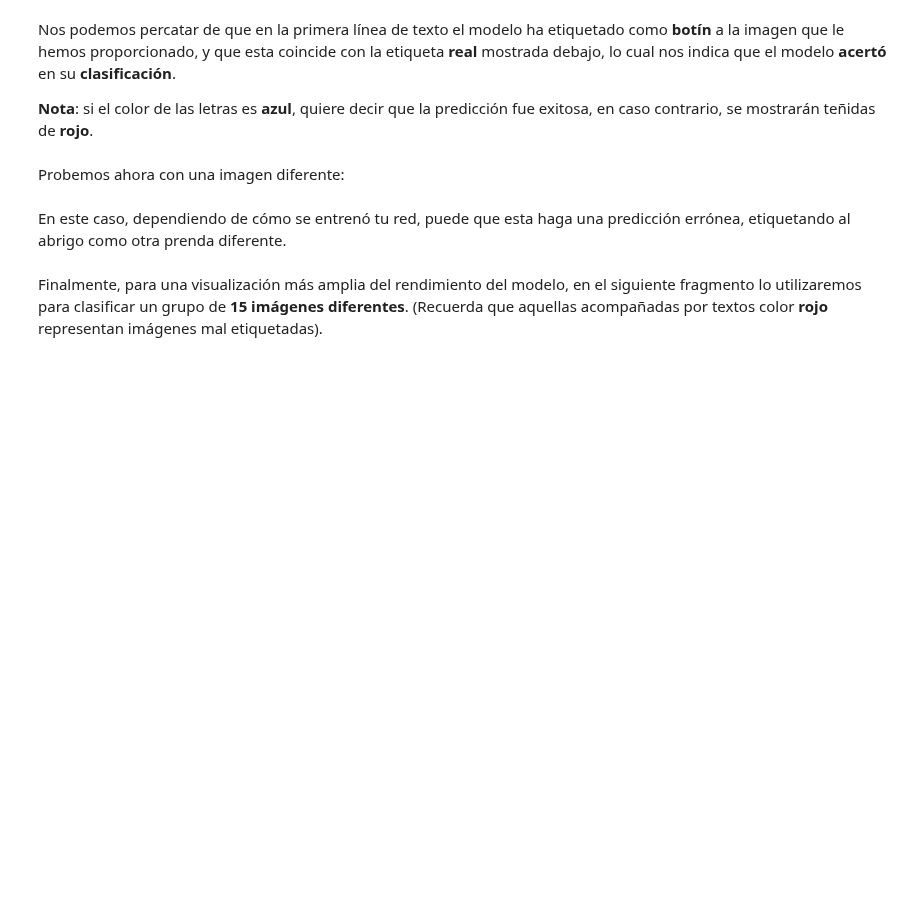
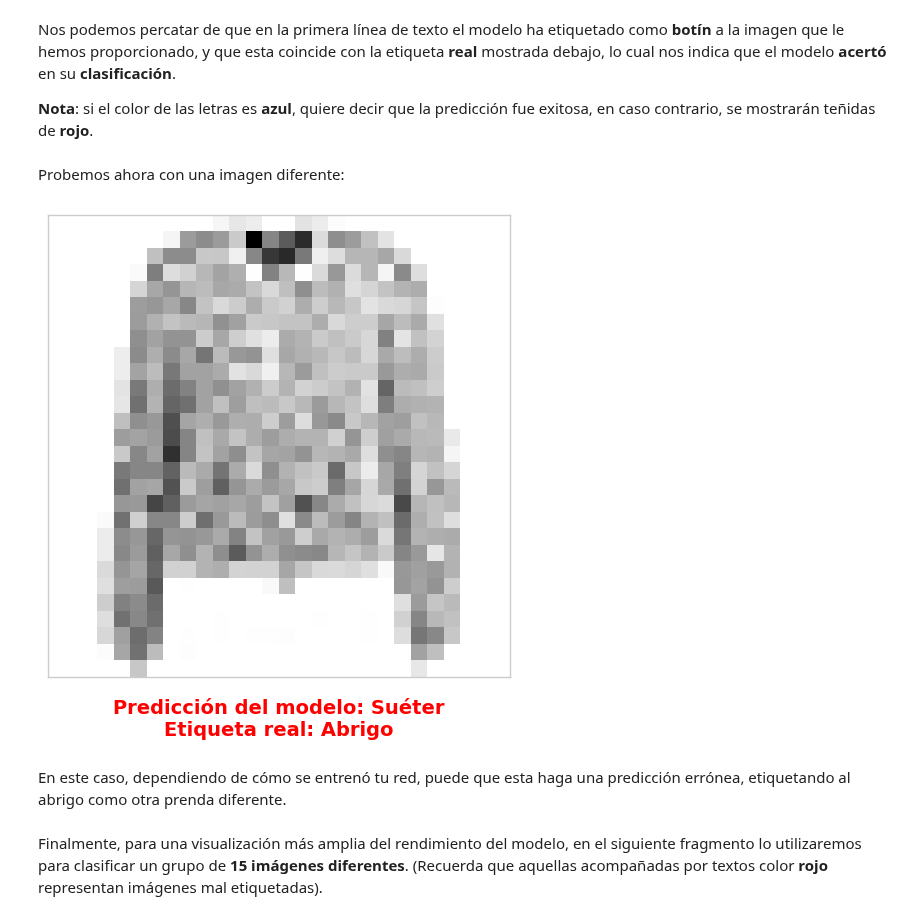
Before and after one commit to DanielDialektico/machine-learning-practices, a Jupyter notebook: Redes Neuronales/RNA_Clasificación_de_Prendas.ipynb, the cells around one changed output. Drawn from its saved outputs; the diff is of its cells as text; code cells hidden in the pictures; blank space fills up the shorter version.

```diff
--- a/Redes Neuronales/RNA_Clasificación_de_Prendas.ipynb
+++ b/Redes Neuronales/RNA_Clasificación_de_Prendas.ipynb
@@ -230,9 +265,11 @@ Probemos ahora con una imagen diferente:
 # %%
 #Se etiqueta, evalúa y grafica una imagen nueva.
 image_indx = 51
-plt.figure(figsize=(7,7))
+plt.figure(figsize=(6,6))
 plt.plot
 plot_image(image_indx, predictions[image_indx], test_outputs, test_inputs, 14)
+# %% [output]
+[figure, added]
 # %% [markdown]
 En este caso, dependiendo de cómo se entrenó tu red, puede que esta haga una predicción errónea, etiquetando al abrigo como otra prenda diferente.
 # %% [markdown]
```
Also changed, not shown: parts of 6 cells of this notebook.
